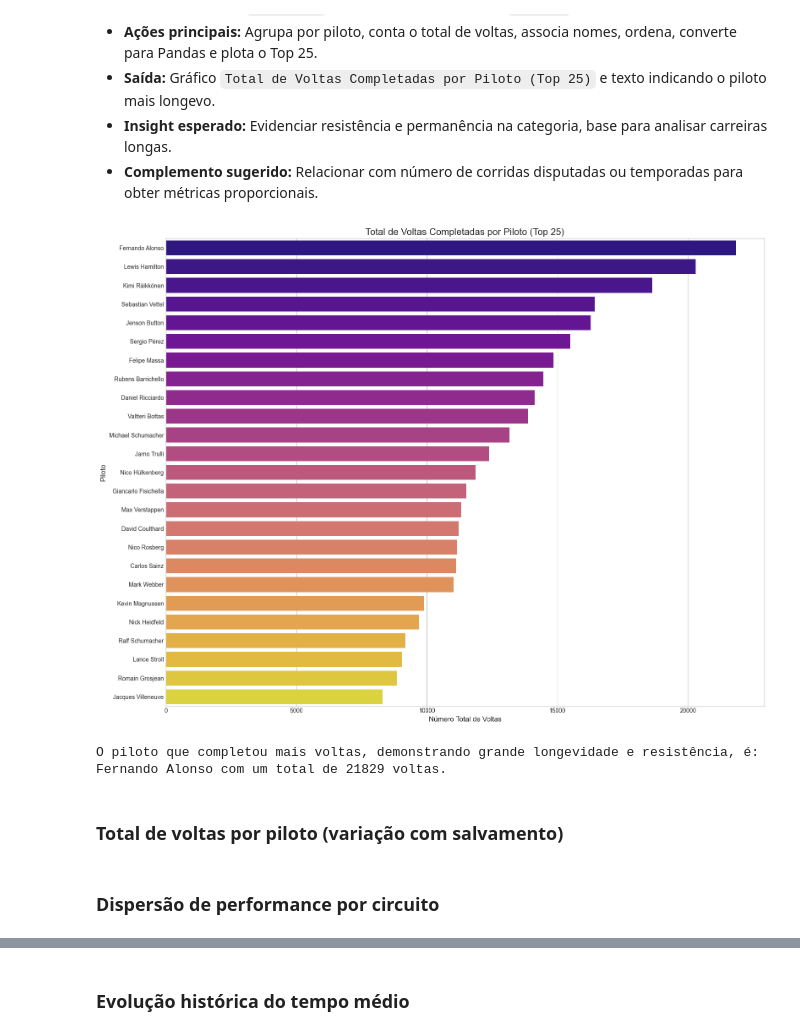
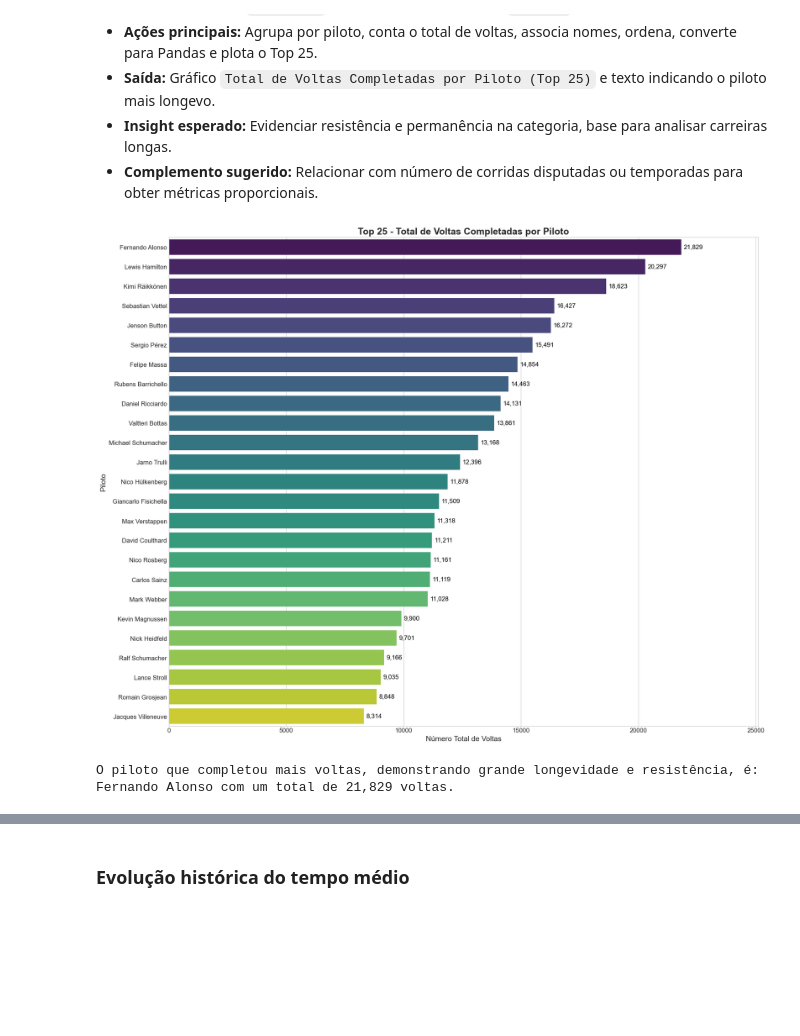
Before and after one commit to Julio1099/formula1-analytics, a Jupyter notebook: Data Layer/raw/i.ipynb, the cells around one changed output, grey strips where cells are left out. Cells and saved outputs as stored; diff of their text form; code cells hidden in the pictures; blank space fills up the shorter version.

Commit message:
Correção 2 dos graficos do notebook
Co-authored-by: show-dawn <fernandogabrielcarriju@gmail.com>

```diff
--- a/Data Layer/raw/i.ipynb
+++ b/Data Layer/raw/i.ipynb
@@ -595,24 +624,50 @@ O piloto com a melhor posição média em corrida, indicando maior estabilidade
 - **Insight esperado:** Evidenciar resistência e permanência na categoria, base para analisar carreiras longas.
 - **Complemento sugerido:** Relacionar com número de corridas disputadas ou temporadas para obter métricas proporcionais.
 # %%
-from pyspark.sql.functions import count, col, concat_ws
 total_laps_per_driver = dataframes['lap_times'].groupBy('driverId').agg(count('*').alias('total_laps'))
 drivers_with_label = dataframes['drivers'].withColumn('driver_name', concat_ws(' ', col('forename'), col('surname')))
 driver_laps_details = total_laps_per_driver.join(drivers_with_label, 'driverId').orderBy(col('total_laps').desc())
 plot_data_12 = driver_laps_details.select('driver_name', 'total_laps').toPandas()
-plt.figure(figsize=(16, 12))
-sns.barplot(data=plot_data_12.head(25), x='total_laps', y='driver_name', orient='h', palette='plasma', hue='driver_name', legend=False)
-plt.title('Total de Voltas Completadas por Piloto (Top 25)', fontsize=16)
-plt.xlabel('Número Total de Voltas', fontsize=12)
-plt.ylabel('Piloto', fontsize=12)
+
+top_n = 25
+chart_data = plot_data_12.head(top_n)
+
+plt.figure(figsize=(18, 14))
+
+colors = sns.color_palette("viridis", n_colors=len(chart_data))
+
+ax = sns.barplot(
+    data=chart_data,
+    x='total_laps',
+    y='driver_name',
+    orient='h',
+    palette=colors,
+    hue='driver_name',
+    legend=False
+)
+
+for p in ax.patches:
+    width = p.get_width()
+    ax.text(
+        width + 100,
+        p.get_y() + p.get_height() / 2,
+        f'{int(width):,}',
+        ha='left',
+        va='center',
+        fontsize=12,
+        color='black'
+    )
+
+ax.set_xlim(right=chart_data['total_laps'].max() * 1.15)
+plt.title(f'Top {top_n} - Total de Voltas Completadas por Piloto', fontsize=18, weight='bold')
+plt.xlabel('Número Total de Voltas', fontsize=14)
+plt.ylabel('Piloto', fontsize=14)
+plt.tick_params(labelsize=12)
 plt.tight_layout()
 plt.show()
+
 most_laps_driver = plot_data_12.iloc[0]
-print(f"O piloto que completou mais voltas, demonstrando grande longevidade e resistência, é: {most_laps_driver['driver_name']} com um total de {most_laps_driver['total_laps']} voltas.")
+print(f"O piloto que completou mais voltas, demonstrando grande longevidade e resistência, é: {most_laps_driver['driver_name']} com um total de {most_laps_driver['total_laps']:,} voltas.")
 # %% [output]
-[figure, old version]
+[figure, new version]
-O piloto que completou mais voltas, demonstrando grande longevidade e resistência, é: Fernando Alonso com um total de 21829 voltas.
+O piloto que completou mais voltas, demonstrando grande longevidade e resistência, é: Fernando Alonso com um total de 21,829 voltas.
-# %% [markdown]
-### Total de voltas por piloto (variação com salvamento)
-# %% [markdown]
-### Dispersão de performance por circuito
```
Also changed, not shown: parts of 4 cells of this notebook.
